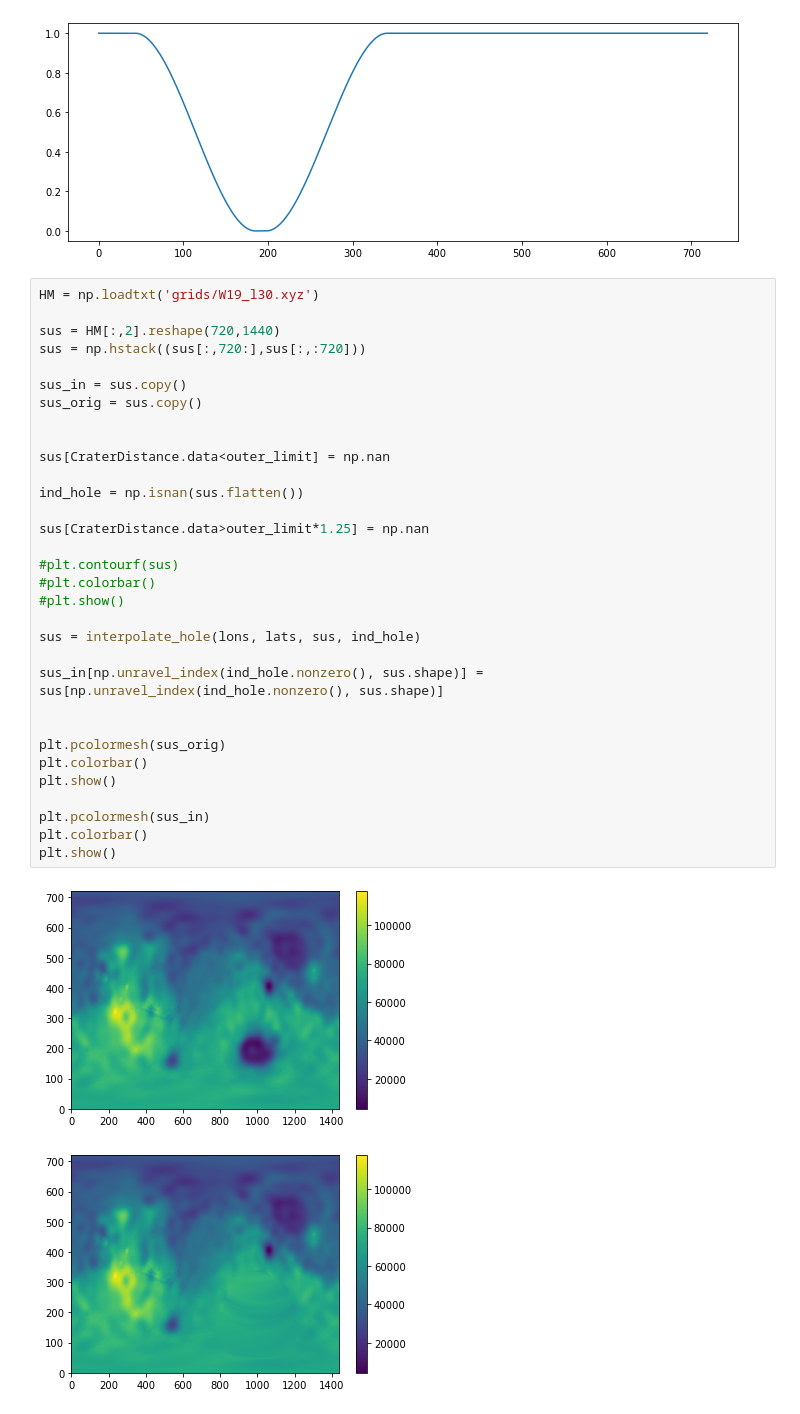
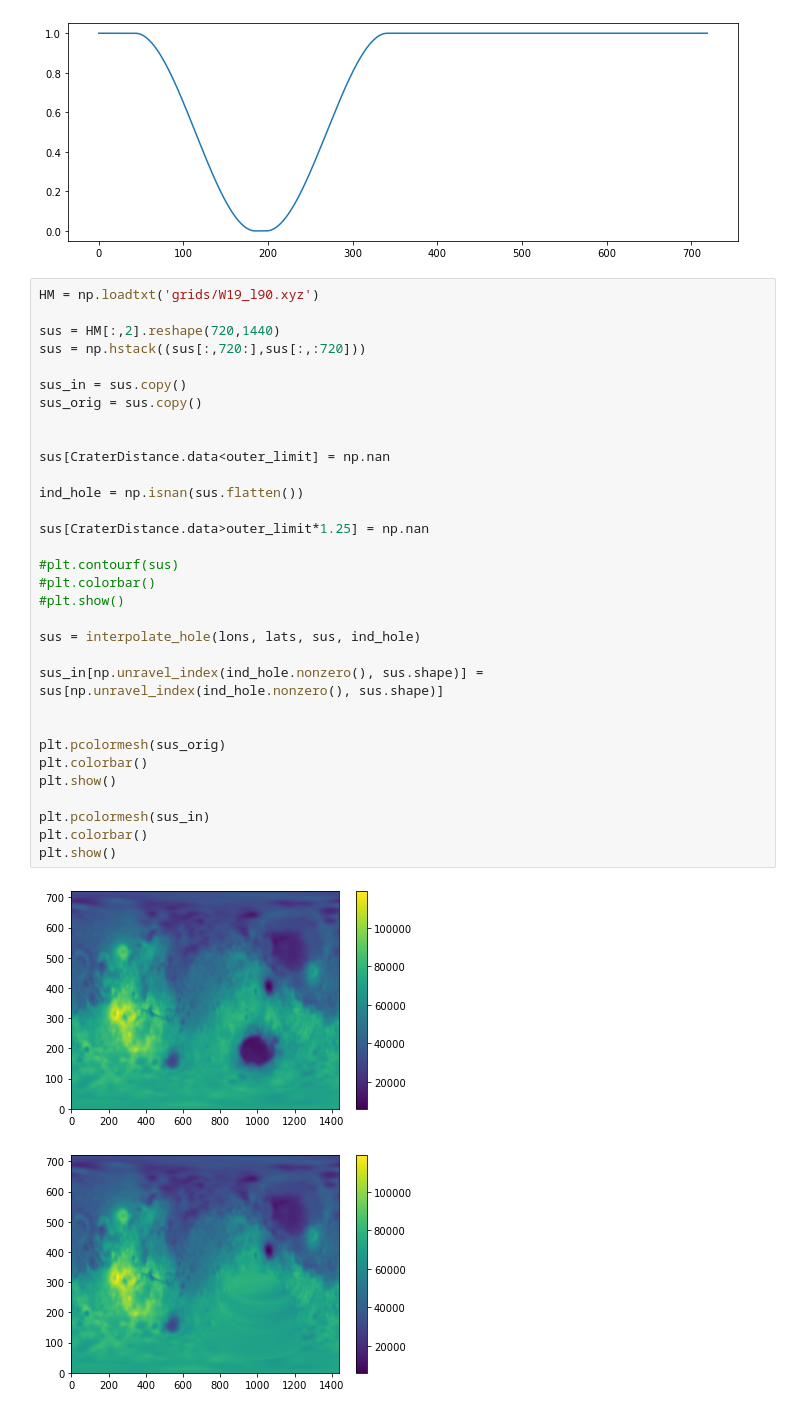
Before and after one commit to siwill22/mars, a Jupyter notebook: CraterCosineFunction.ipynb, the cells around one changed output. Cells and saved outputs as stored; diff of their text form.

```diff
--- a/CraterCosineFunction.ipynb
+++ b/CraterCosineFunction.ipynb
@@ -85,40 +85,40 @@ plt.show()
 [figure]
 [figure]
 # %%
-HM = np.loadtxt('grids/W19_l30.xyz')
+HM = np.loadtxt('grids/W19_l90.xyz')
 
 sus = HM[:,2].reshape(720,1440)
 sus = np.hstack((sus[:,720:],sus[:,:720]))
 
 sus_in = sus.copy()
 sus_orig = sus.copy()
 
 
 sus[CraterDistance.data<outer_limit] = np.nan
 
 ind_hole = np.isnan(sus.flatten())
 
 sus[CraterDistance.data>outer_limit*1.25] = np.nan
 
 #plt.contourf(sus)
 #plt.colorbar()
 #plt.show()
 
 sus = interpolate_hole(lons, lats, sus, ind_hole)
 
 sus_in[np.unravel_index(ind_hole.nonzero(), sus.shape)] = sus[np.unravel_index(ind_hole.nonzero(), sus.shape)]
 
 
 plt.pcolormesh(sus_orig)
 plt.colorbar()
 plt.show()
 
 plt.pcolormesh(sus_in)
 plt.colorbar()
 plt.show()
 # %% [output]
-[figure, old version]
+[figure, new version]
-[figure, old version]
+[figure, new version]
 # %%
 plt.pcolormesh(sus_in * ramping)
 plt.colorbar()
```
Also changed, not shown: parts of 2 cells of this notebook.
